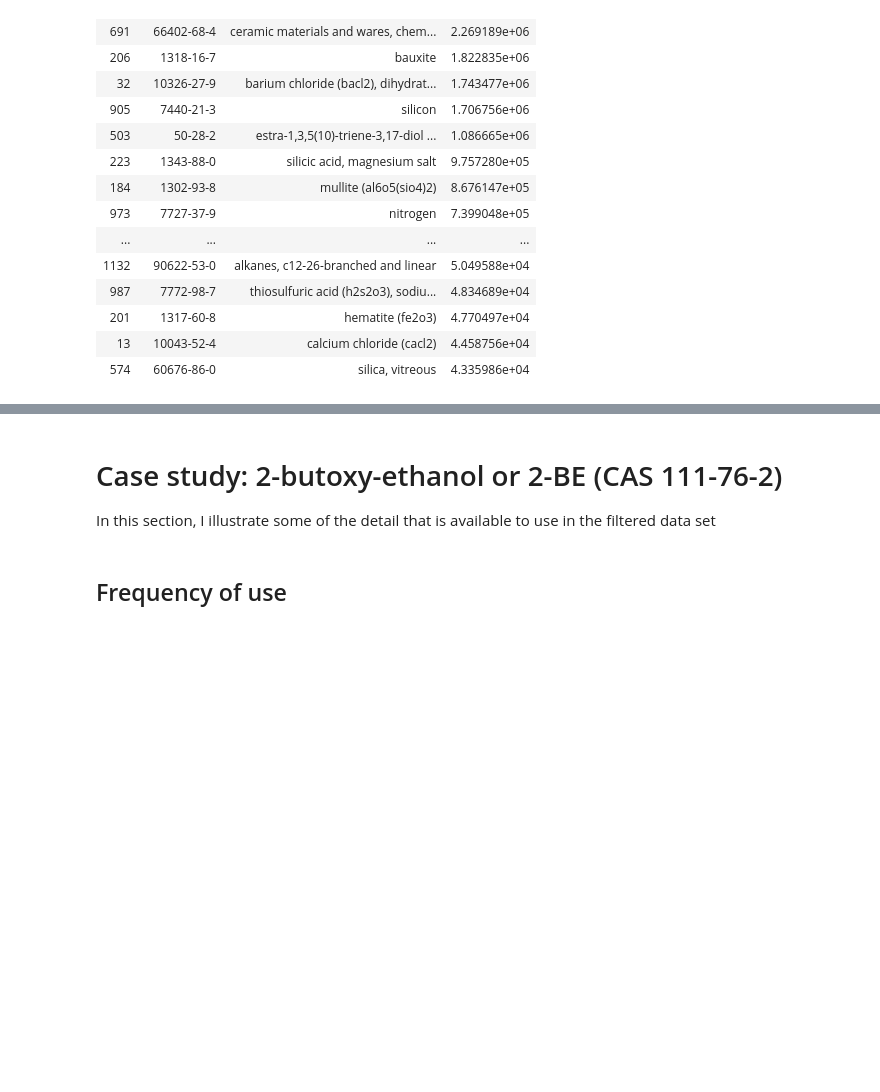
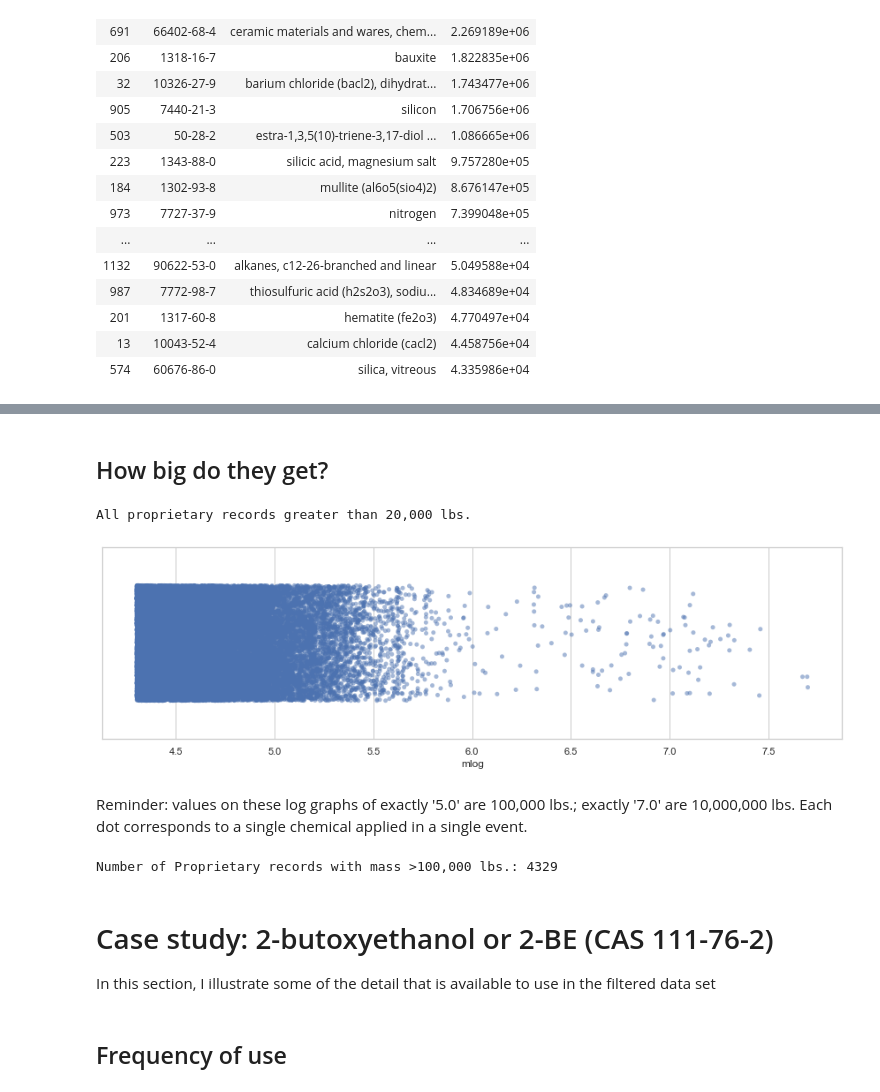
Before and after one commit to gwallison/FF-POC, a Jupyter notebook: Summary_of_cleaned_FF_data.ipynb, the cells around one changed output, grey strips where cells are left out. Saved outputs shown, nothing was run; the diff lists cells and outputs as text; code cells hidden in the pictures; blank space fills up the shorter version.

```diff
--- a/Summary_of_cleaned_FF_data.ipynb
+++ b/Summary_of_cleaned_FF_data.ipynb
@@ -173,5 +188,21 @@ gb.sort_values('average mass',ascending=False).head(50)
+# %% [markdown]
+## How big do they get?
+# %%
+fig = plt.figure(figsize=(15,4))
+ax = sns.stripplot(df[(df.DQ_code.str.contains('3'))&(df.bgMass>20000)].mlog,jitter=.3,alpha=.5)
+print('All proprietary records greater than 20,000 lbs.')
+# %% [output]
+All proprietary records greater than 20,000 lbs.
+[figure, added]
+# %% [markdown]
+Reminder: values on these log graphs of exactly '5.0' are 100,000 lbs.; exactly '7.0' are 10,000,000 lbs.  Each dot corresponds to a single chemical applied in a single event.
+# %%
+t = len(df[(df.mlog>5)&(df.DQ_code.str.contains('3'))])
+print(f'Number of Proprietary records with mass >100,000 lbs.: {t}')
+# %% [output]
+Number of Proprietary records with mass >100,000 lbs.: 4329
 # %% [markdown]
-# Case study:  2-butoxy-ethanol  or 2-BE  (CAS 111-76-2)
+# Case study:  2-butoxyethanol  or 2-BE  (CAS 111-76-2)
 In this section, I illustrate some of the detail that is available to use in the filtered data set
 # %% [markdown]
 ## Frequency of use
```
Also changed, not shown: parts of 15 cells of this notebook, 1 other file.
